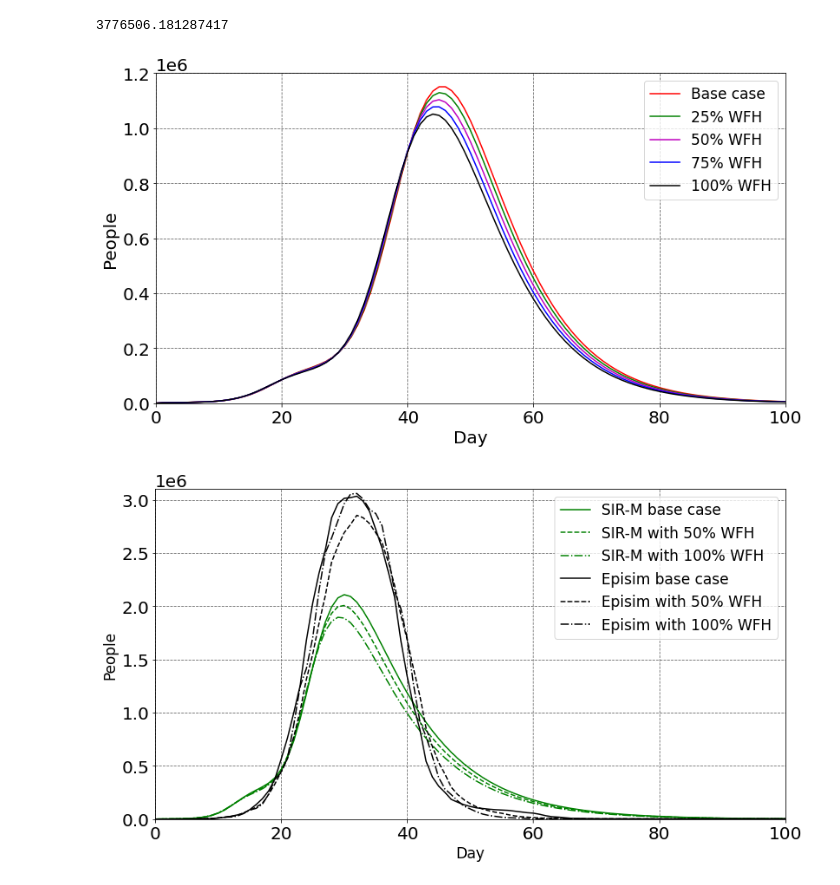
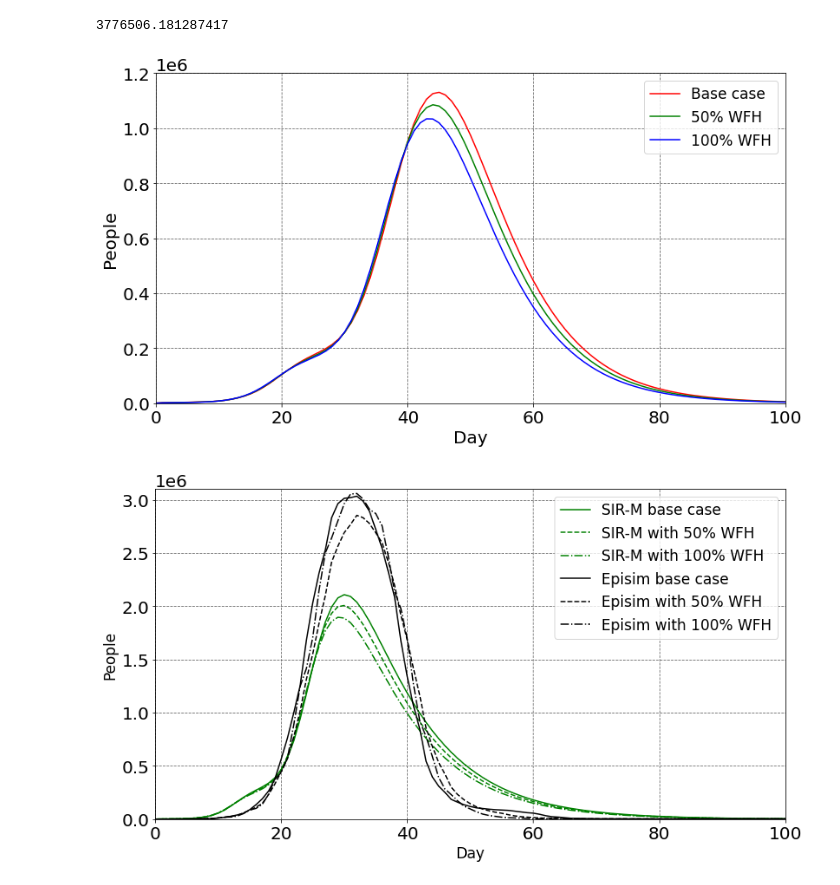
Before and after one commit to captainnemo2005/compartmentmodel, a Jupyter notebook: GoldenModel.ipynb, the cells around one changed output. Saved outputs shown, nothing was run; the diff lists cells and outputs as text; code cells hidden in the pictures.

```diff
--- a/GoldenModel.ipynb
+++ b/GoldenModel.ipynb
@@ -10,9 +10,9 @@ OD_Matrix_pt_75.csv
 population_pc_75.csv
 population.csv
 """
-percent_pop = "base"
-folder = "basecase"
-incubation = 5
+percent_pop = "sc"
+folder = "schoolclosure"
+incubation = 15
 
 
 melbourne_pc = pd.read_csv('data/'+folder+'/population_pc_'+percent_pop+'.csv', sep=',',header=None)
@@ -108,7 +108,7 @@ sc_compared = x_np.sum(axis=1)
 # %%
 def sir_plot_r(x,y,a,b):
     plt.figure(figsize=(13,7))
-    plt.xlim(0,100,1)
+    plt.xlim(0,200,1)
     plt.ylim(0, 3000000,100000)
     plt.xlabel("Day",fontsize=17) # Text for X-Axis
     plt.ylabel("People",fontsize=17)
@@ -124,7 +124,7 @@ def sir_plot_r(x,y,a,b):
     plt.rc('ytick',labelsize=20)
     plt.legend(loc=1, prop={'size':17})
 
-    plt.savefig('/Users/cptnemo2005/new_results/compared-sir-episim-policies.jpg')
+    #plt.savefig('/Users/cptnemo2005/new_results/compared-sir-episim-policies.jpg')
 
 sir_plot_r(sc_compared,
           sc_wfh_compared,
@@ -350,6 +350,8 @@ sir_plot_r(location_1,
 '    \n       \nsir_plot_r(\n           _sc,\n           _5km,\n           _i_combine,\n          _i_work_0) \n  \n\n\n \n\n    \n\n\n\n\nsir_plot_r(location_1,\n          location_5,\n          locat ...
 [figure]
 # %%
+import numpy as np
+import matplotlib.pyplot as plt
 agg_base_case         = np.array([8628,2214375,4170893,4248774])
 agg_i_work_75         = np.array([8543,2216661,4068657,4140470])
 agg_i_work_50         = np.array([8460,2221087,3962157,4028456])
@@ -364,10 +366,10 @@ def sir_plot_r(x,y,z,a,b):
     plt.xlabel("Week",fontsize=20) # Text for X-Axis
     plt.ylabel("People",fontsize=20)
     plt.plot(x, color='red',label='Base case')
-    plt.plot(y, color='green',label='25% WFH')
-    plt.plot(z, color='m',label='50% WFH')
-    plt.plot(a, color='blue',label='75% WFH')
-    plt.plot(b, color='black',label='100% WFH')
+    #plt.plot(y, color='green',label='25% WFH')
+    plt.plot(z, color='g',label='50% WFH')
+    #plt.plot(a, color='blue',label='75% WFH')
+    plt.plot(b, color='blue',label='100% WFH')
     plt.grid(b=True, which='major', color='#666666',linestyle='--')
     plt.xticks(np.arange(4),np.array(['1','6','10','Final']))
     plt.rc('xtick',labelsize=20)
@@ -440,32 +442,32 @@ base_case     = res['baseline'][2][::12,1] + res['baseline'][0][::12,1]
 # %%
 work_restriction_result = '/Users/cptnemo2005/Desktop/SEIR/results/workrestriction/'
 
-def sir_plot_r(x,y,z,a,b):
+def sir_plot_r(x,y,z):
     plt.figure(figsize=(13,7))
     plt.xlim(0,100,1)
     plt.ylim(0, 1200000,100000)
     plt.xlabel("Day",fontsize=20) # Text for X-Axis
     plt.ylabel("People",fontsize=20)
     plt.plot(x, color='red',label='Base case')
-    plt.plot(y, color='green',label='25% WFH')
-    plt.plot(z, color='m',label='50% WFH')
-    plt.plot(a, color='blue',label='75% WFH')
-    plt.plot(b, color='black',label='100% WFH')
+    #plt.plot(y, color='green',label='25% WFH')
+    plt.plot(y, color='g',label='50% WFH')
+    #plt.plot(a, color='blue',label='75% WFH')
+    plt.plot(z, color='blue',label='100% WFH')
     #plt.plot(k, color='k',label='Staggered work ',linestyle='--')
     plt.grid(b=True, which='major', color='#666666', linestyle='--')
     plt.rc('xtick',labelsize=20)
     plt.rc('ytick',labelsize=20)
     plt.legend(loc=1, prop={'size':17})
 
     plt.savefig('/Users/cptnemo2005/Desktop/SEIR/results/submission/work-restriction-level-incubation-7.jpg')
 
 sir_plot_r(base_case,
-           _i_go_work_75,
+
            _i_go_work_50,
-           _i_go_work_25,
+
           _i_work_0)
 # %% [output]
-[figure, old version]
+[figure, new version]
 # %%
 base_case = res['baseline'][2][::12,1] + res['baseline'][0][::12,1]
 # %%
```
Also changed, not shown: parts of 3 cells of this notebook, 2 other files.
